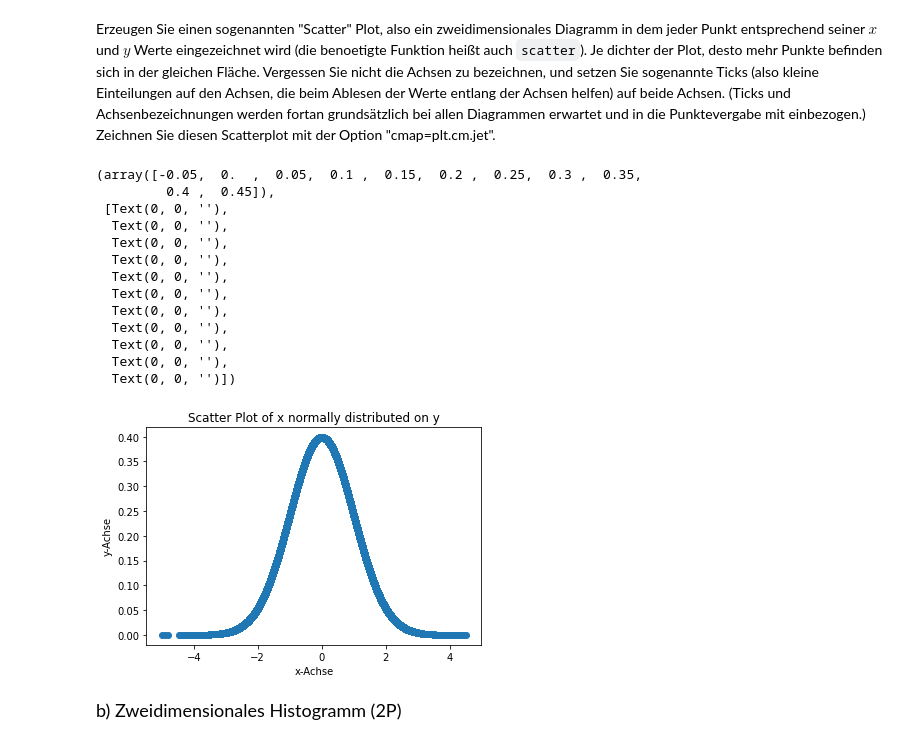
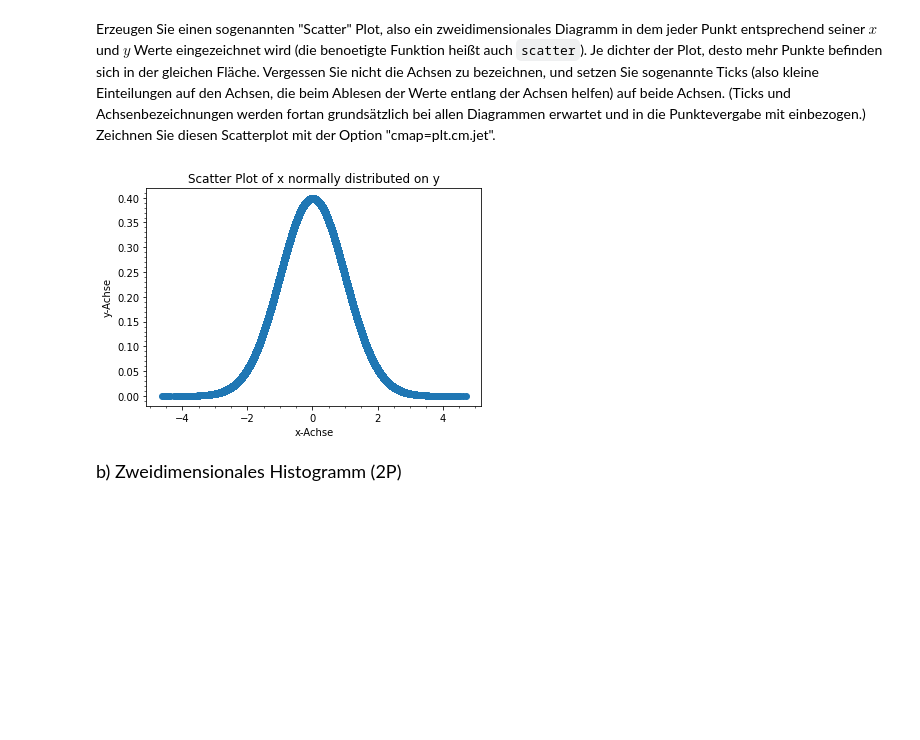
Before and after one commit to afdzlebron/22ws_bok_dan_nws, a Jupyter notebook: blatt03/Uebung03_Aufgabe4.ipynb, the cells around one changed output. Drawn from its saved outputs; the diff is of its cells as text; code cells hidden in the pictures; blank space fills up the shorter version.

```diff
--- a/blatt03/Uebung03_Aufgabe4.ipynb
+++ b/blatt03/Uebung03_Aufgabe4.ipynb
@@ -44,33 +44,20 @@ Erzeugen Sie einen sogenannten "Scatter" Plot, also ein zweidimensionales Diagra
 # %%
 # Ploting
 plt.scatter(x, y,cmap=plt.cm.jet)
 
 # Naming axes
 plt.xlabel("x-Achse")
 plt.ylabel("y-Achse")
 
 # (Additional) Title
 plt.title("Scatter Plot of x normally distributed on y")
 
 plt.xticks()
 plt.yticks()
-
+plt.minorticks_on()
 #plt.show()
 # %% [output]
-(array([-0.05,  0.  ,  0.05,  0.1 ,  0.15,  0.2 ,  0.25,  0.3 ,  0.35,
-         0.4 ,  0.45]),
- [Text(0, 0, ''),
-  Text(0, 0, ''),
-  Text(0, 0, ''),
-  Text(0, 0, ''),
-  Text(0, 0, ''),
-  Text(0, 0, ''),
-  Text(0, 0, ''),
-  Text(0, 0, ''),
-  Text(0, 0, ''),
-  Text(0, 0, ''),
-  Text(0, 0, '')])
-[figure, old version]
+[figure, new version]
 # %% [markdown]
 <font face="Times New Roman" size=4>
 b) Zweidimensionales Histogramm (2P)
```
Also changed, not shown: parts of 3 cells of this notebook.
